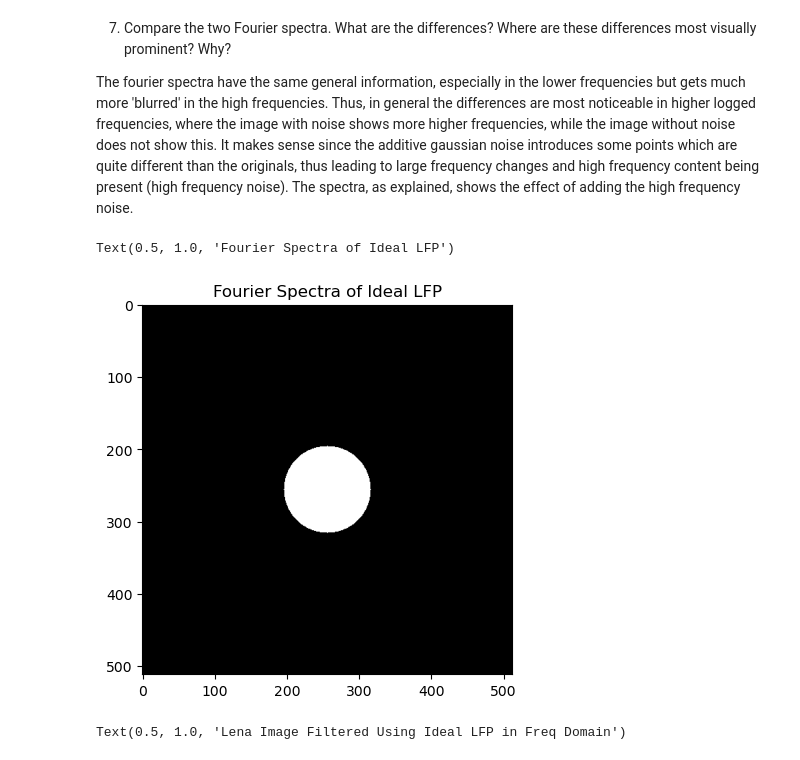
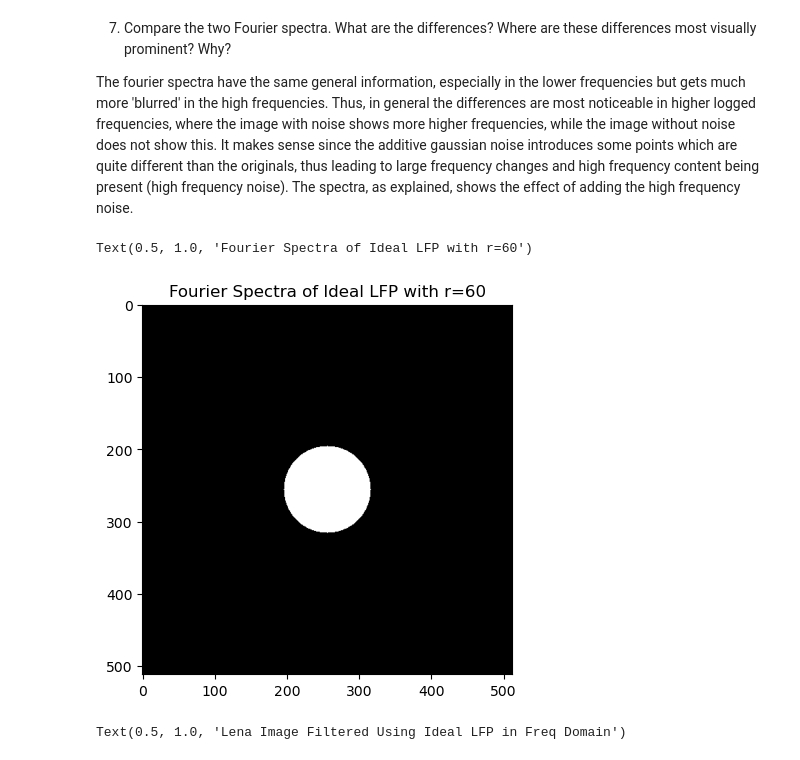
Before and after one commit to nico-palmar/SYDE-575, a Jupyter notebook: lab_3/lab3_nico.ipynb, the cells around one changed output. Saved outputs shown, nothing was run; the diff lists cells and outputs as text; code cells hidden in the pictures.

```diff
--- a/lab_3/lab3_nico.ipynb
+++ b/lab_3/lab3_nico.ipynb
@@ -174,11 +175,11 @@ h_freq[lena.shape[0]//2-r: lena.shape[0]//2+r+1, lena.shape[1]//2-r: lena.shape[
 # %%
 # create and plot fourier spectra for h_freq
 # note that we are already in freq domain, so just plot it
 plt.imshow(np.abs(h_freq), cmap="gray")
-plt.title("Fourier Spectra of Ideal LFP")
+plt.title("Fourier Spectra of Ideal LFP with r=60")
 # %% [output]
-Text(0.5, 1.0, 'Fourier Spectra of Ideal LFP')
+Text(0.5, 1.0, 'Fourier Spectra of Ideal LFP with r=60')
-[figure, old version]
+[figure, new version]
 # %%
 denoised_lena_freq = np.fft.fftshift(lena_noise_fft) * h_freq
 denoised_lena = np.fft.ifft2(np.fft.ifftshift(denoised_lena_freq))
```
Also changed, not shown: parts of 8 cells of this notebook.
